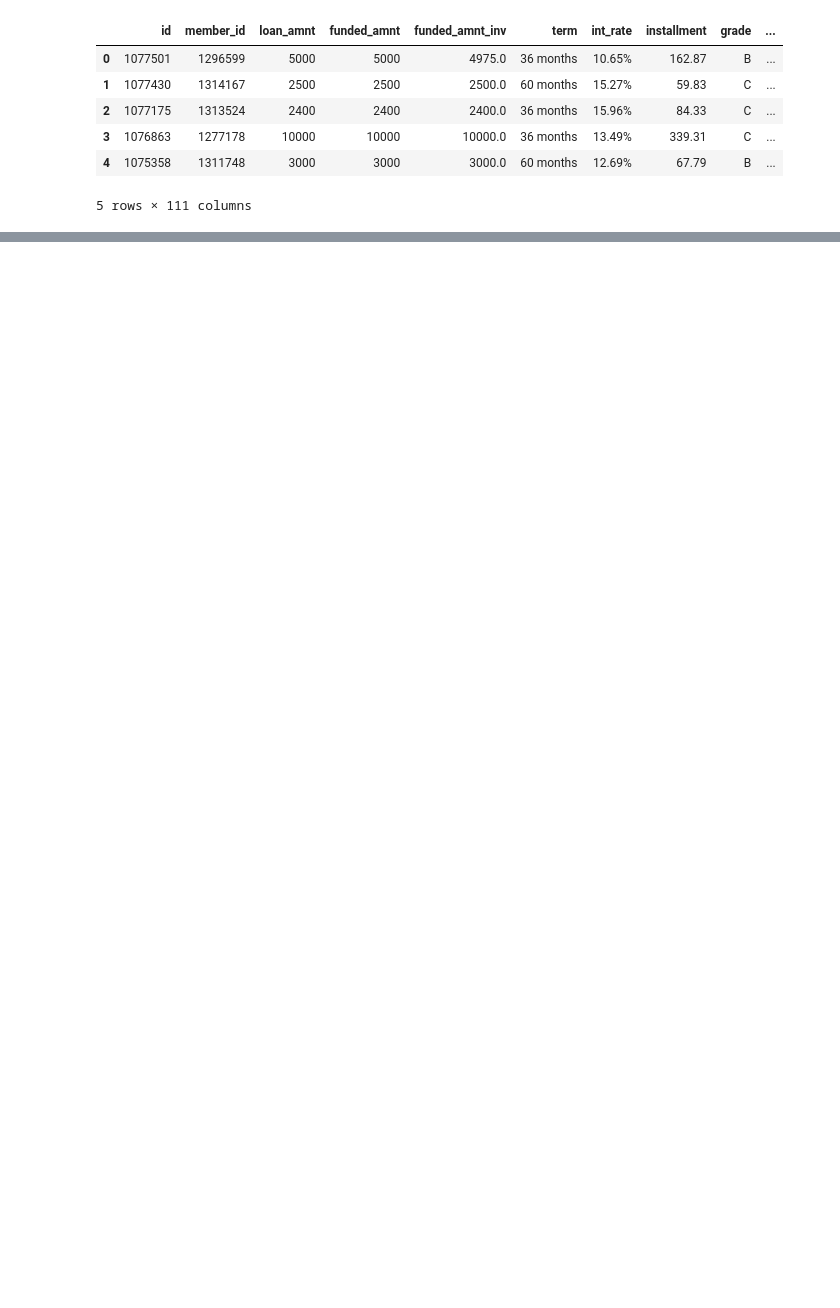
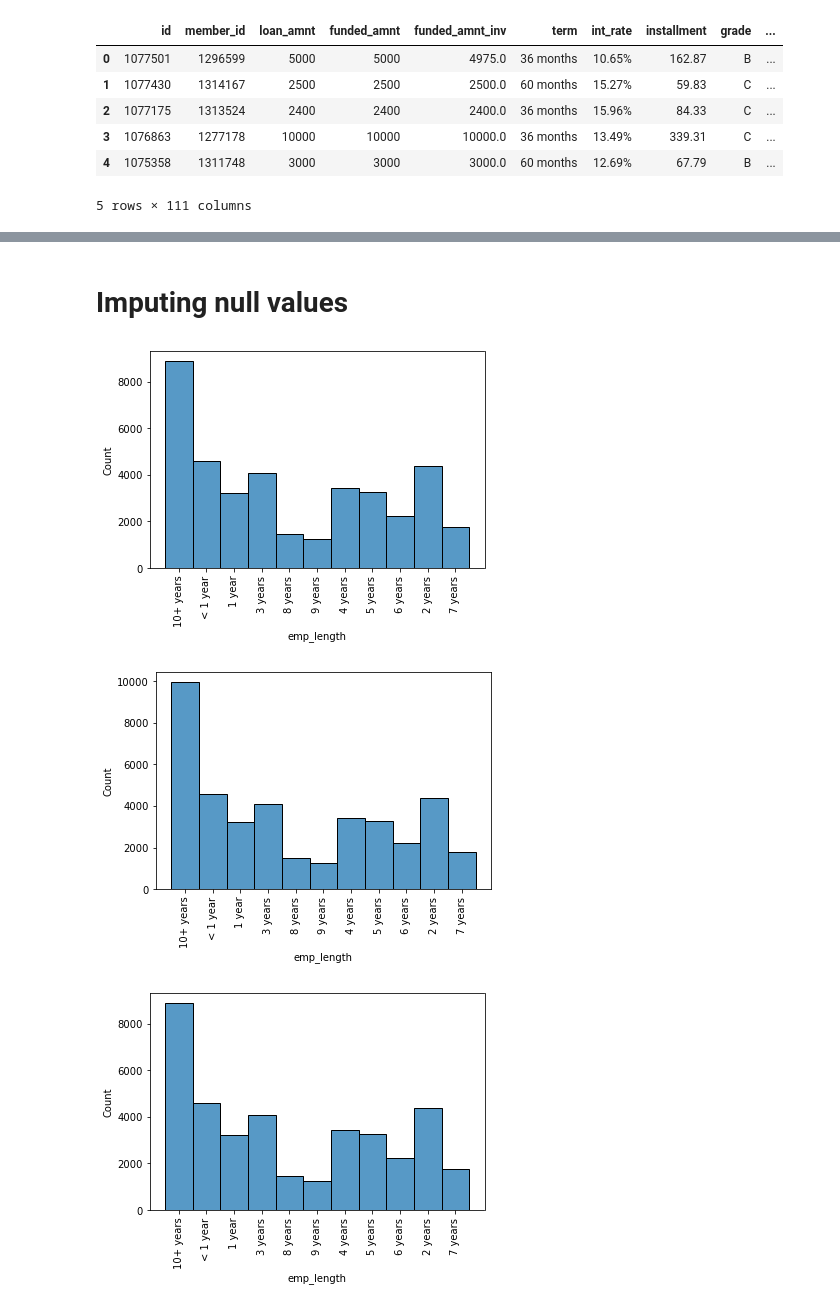
Before and after one commit to arooshp/lendingclub, a Jupyter notebook: lending_club_case_study.ipynb, the cells around one changed output, grey strips where cells are left out. Cells and saved outputs as stored; diff of their text form; code cells hidden in the pictures; blank space fills up the shorter version.

Commit message:
Initial version

```diff
--- a/lending_club_case_study.ipynb
+++ b/lending_club_case_study.ipynb
@@ -13,0 +96,11 @@ data.head(5)
+# %%
+#title & purpose are having same value, dropping title
+df["purpose"].value_counts()
+df["title"].value_counts()
+df.drop(["title"], axis = 1, inplace = True)
+# %%
+#not giving much value to analysis
+df.drop(["desc"], axis = 1, inplace = True)
+# %%
+#remove columns having more than 40 - 60% null values
+df.drop(["mths_since_last_delinq","mths_since_last_record","next_pymnt_d"], axis = 1, inplace = True)
@@ -13,0 +122,4 @@ data.head(5)
+# %%
+#remove columns having zero values
+df.drop(["collections_12_mths_ex_med","acc_now_delinq","chargeoff_within_12_mths",
+         "delinq_amnt","tax_liens","pymnt_plan","initial_list_status","policy_code","pub_rec_bankruptcies"], axis = 1, inplace = True)
@@ -13,0 +180,22 @@ data.head(5)
+# %% [markdown]
+# Imputing null values
+# %%
+sns.histplot(df["emp_length"])
+plt.xticks(rotation=90)
+plt.show()
+#Employee length is imputed with the mode retaining the distribution
+emp_length = df["emp_length"].fillna(df["emp_length"].mode().iloc[0])
+sns.histplot(emp_length)
+plt.xticks(rotation=90)
+plt.show()
+
+#Imputing skewed the dataset, hence removing them to maintain a meaningful dataset
+#df.drop(df.index[df["emp_length"]], inplace = True)
+df_cleaned = df.dropna(subset=["emp_length"])
+sns.histplot(df_cleaned["emp_length"])
+plt.xticks(rotation=90)
+plt.show()
+# %% [output]
+[figure, added]
+[figure, added]
+[figure, added]
```
Also changed, not shown: parts of 49 cells of this notebook, 1 other file.
